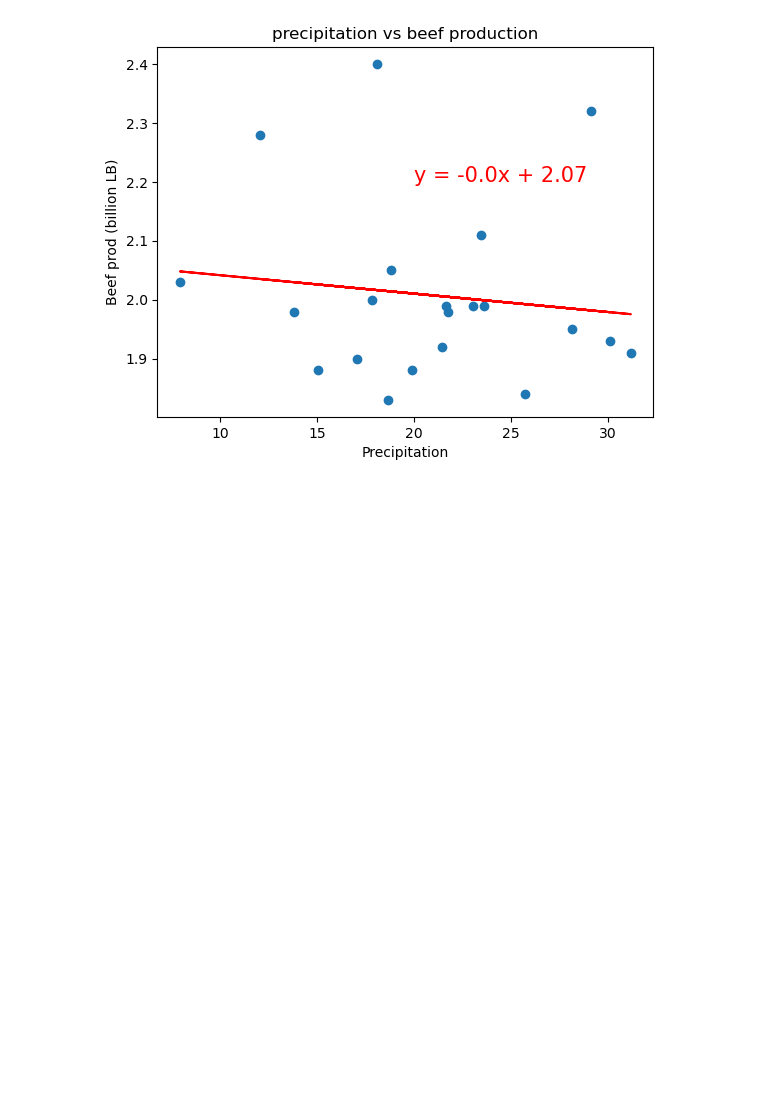
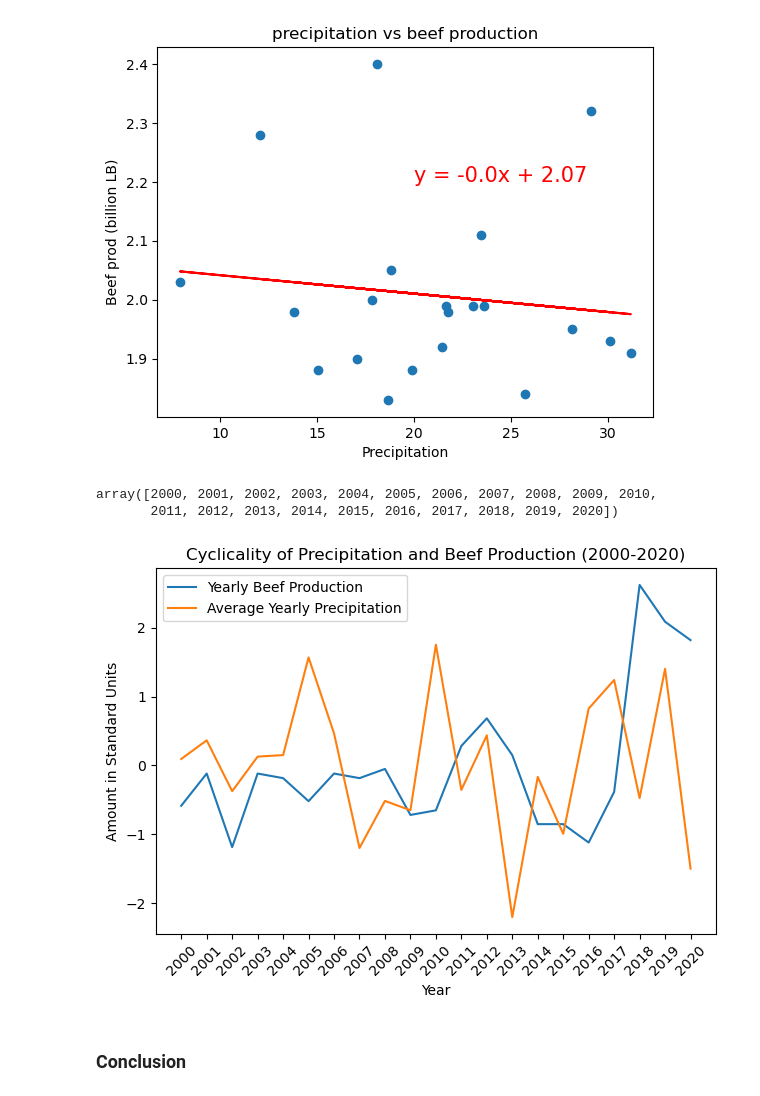
Before and after one commit to LeftCoastNerdGirl/Group-5-Project, a Jupyter notebook: Starter Code.ipynb, the cells around one changed output. Saved outputs shown, nothing was run; the diff lists cells and outputs as text; code cells hidden in the pictures; blank space fills up the shorter version.

```diff
--- a/Starter Code.ipynb
+++ b/Starter Code.ipynb
@@ -7,9 +7,9 @@ import pandas as pd
 import scipy.stats as st
 from scipy.stats import linregress
 # %%
-temp_df     =pd.read_csv("Resources/CA avg temps 2000-2020.csv")
-precip_df   =pd.read_csv("Resources/CA total precip 2000-2020.csv")
-beefprod_df = pd.read_csv( "Resources/CA beef production 2000-2020.csv")
+temp_df     =pd.read_csv("CA avg temps 2000-2020.csv")
+precip_df   =pd.read_csv("CA total precip 2000-2020.csv")
+beefprod_df = pd.read_csv( "CA beef production 2000-2020.csv")
 # %%
 temp_df["Year"]=temp_df["Year"].astype(str)
 
@@ -112,3 +113,21 @@ plt.show()
 # %% [output]
 The r value is :-0.12
 [figure]
+# %%
+def standard(arr): # Function converts data into standard units
+    stand = (arr - np.mean(arr))/np.std(arr)
+    return stand
+# %% [output]
+array([2000, 2001, 2002, 2003, 2004, 2005, 2006, 2007, 2008, 2009, 2010,
+       2011, 2012, 2013, 2014, 2015, 2016, 2017, 2018, 2019, 2020])
+# %%
+plt.plot(np.array(range(2000,2021)).astype(str), standard(beefprod_df["beef prod(Billion LB)"]), label = "Yearly Beef Production")
+plt.plot(np.array(range(2000,2021)).astype(str), standard(precip_df['Total Precip']), label = "Average Yearly Precipitation")
+plt.title('Cyclicality of Precipitation and Beef Production (2000-2020)')
+plt.xticks(rotation=45)
+plt.xlabel('Year')
+plt.ylabel('Amount in Standard Units')
+plt.legend()
+plt.show()
+# %% [output]
+[figure, added]
@@ -114,0 +138,2 @@ The r value is :-0.12
+# %% [markdown]
+### Conclusion
```
Also changed, not shown: parts of 3 cells of this notebook.
